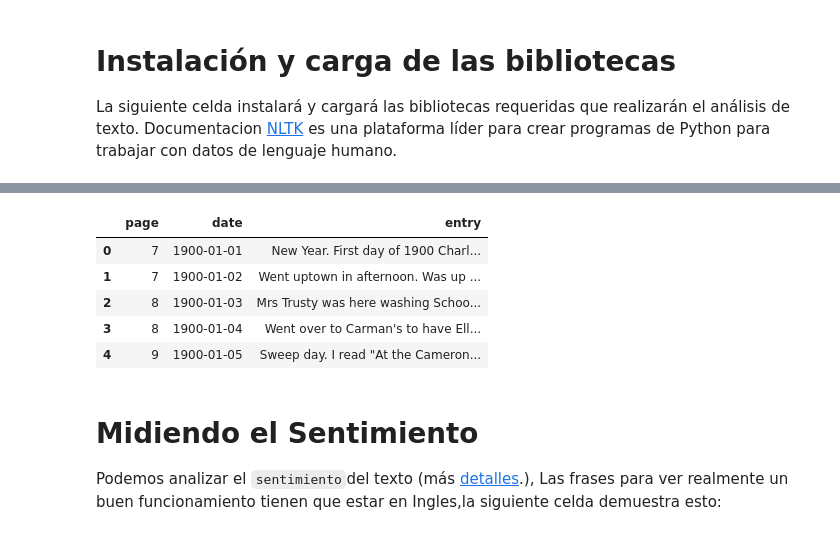
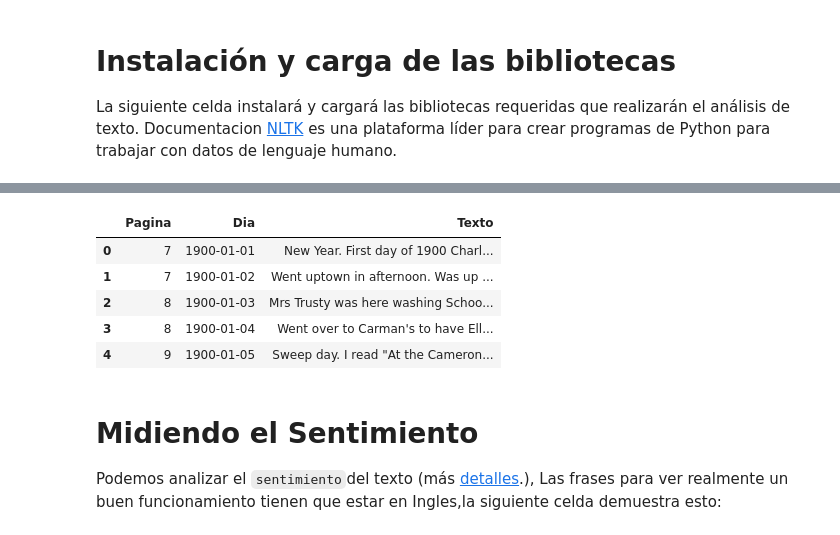
Before and after one commit to rusgar/Scrabble, a Jupyter notebook: Scrabble.ipynb, the cells around one changed output, grey strips where cells are left out. Drawn from its saved outputs; the diff is of its cells as text; code cells hidden in the pictures.

```diff
--- a/Scrabble.ipynb
+++ b/Scrabble.ipynb
@@ -167,14 +167,14 @@ Note: you may need to restart the kernel to use updated packages.
 Corpus es una forma elegante de decir el texto que vamos a ver. Limpiar un corpus y prepararlo para el análisis es una gran parte del proceso, una vez hecho esto, el resto es fácil. Para nuestro ejemplo, vamos a ver algunas entradas del [diario](https://dr.library.brocku.ca/handle/10464/7282) de Winnie Beam. La siguiente celda cargará este corpus en un marco de datos de Pandas y nos mostrará algunos enteros.
 # %%
 winnie_corpus = pd.read_csv('winnie_corpus.txt', header = None, delimiter="\t")
-winnie_corpus.columns = ["page","date","entry"]
-winnie_corpus['date'] = pd.to_datetime(winnie_corpus['date'])
-winnie_corpus['entry'] = winnie_corpus.entry.astype(str)
+winnie_corpus.columns = ["Pagina","Dia","Texto"]
+winnie_corpus['Dia'] = pd.to_datetime(winnie_corpus['Dia'])
+winnie_corpus['Texto'] = winnie_corpus.Texto.astype(str)
 
-#preview our top entries
+#vista previa de nuestras entradas principales
 winnie_corpus.head()
 # %% [output]
-|  | page | date | entry |
+|  | Pagina | Dia | Texto |
 | 0 | 7 | 1900-01-01 | New Year. First day of 1900 Charl... |
 | 1 | 7 | 1900-01-02 | Went uptown in afternoon. Was up ... |
 | 2 | 8 | 1900-01-03 | Mrs Trusty was here washing Schoo... |
```
Also changed, not shown: parts of 12 cells of this notebook, 1 other file.
